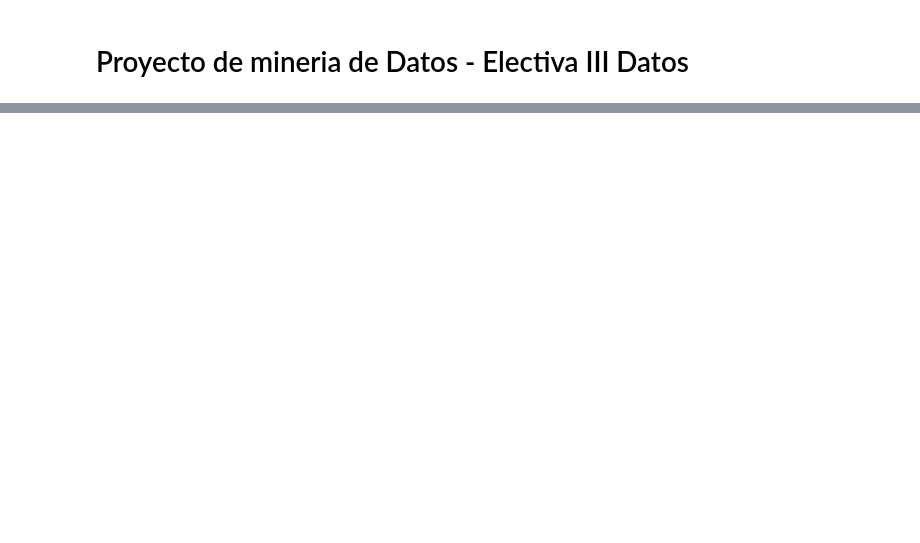
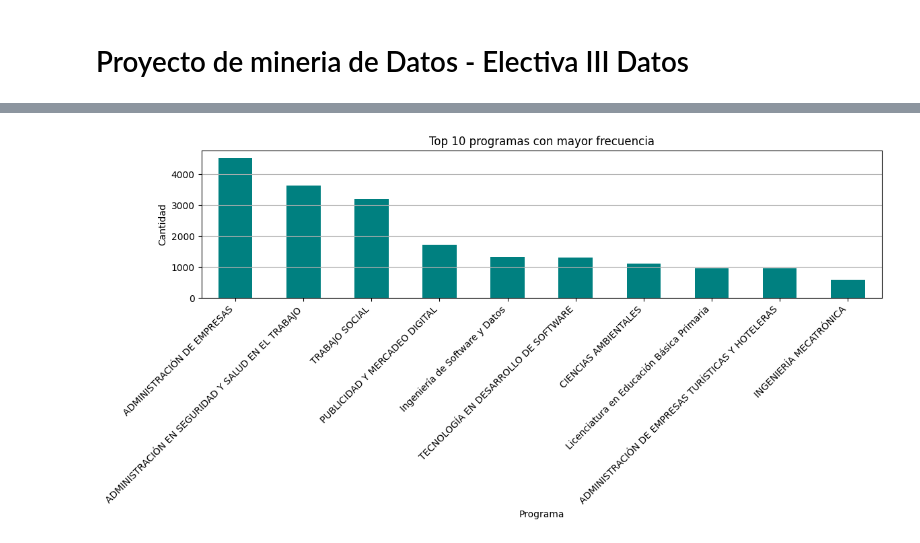
Before and after one commit to samforedev/Proyecto-ElectivaDatos, a Jupyter notebook: final_project.ipynb, the cells around one changed output, grey strips where cells are left out. Cells and saved outputs as stored; diff of their text form; code cells hidden in the pictures; blank space fills up the shorter version.

```diff
--- a/final_project.ipynb
+++ b/final_project.ipynb
@@ -104,0 +151,17 @@ dutil.generate_graphic(df_1, x='')
+# %%
+
+# Top N programas más frecuentes
+top_n = 10
+conteo_top_programas = df_1['PROGRAMA'].value_counts().nlargest(top_n)
+
+plt.figure(figsize=(12, 6))
+conteo_top_programas.plot(kind='bar', color='teal')
+plt.title(f'Top {top_n} programas con mayor frecuencia')
+plt.xlabel('Programa')
+plt.ylabel('Cantidad')
+plt.xticks(rotation=45, ha='right')
+plt.tight_layout()
+plt.grid(axis='y')
+plt.show()
+# %% [output]
+[figure, added]
```
Also changed, not shown: parts of 31 cells of this notebook, 2 other files.
